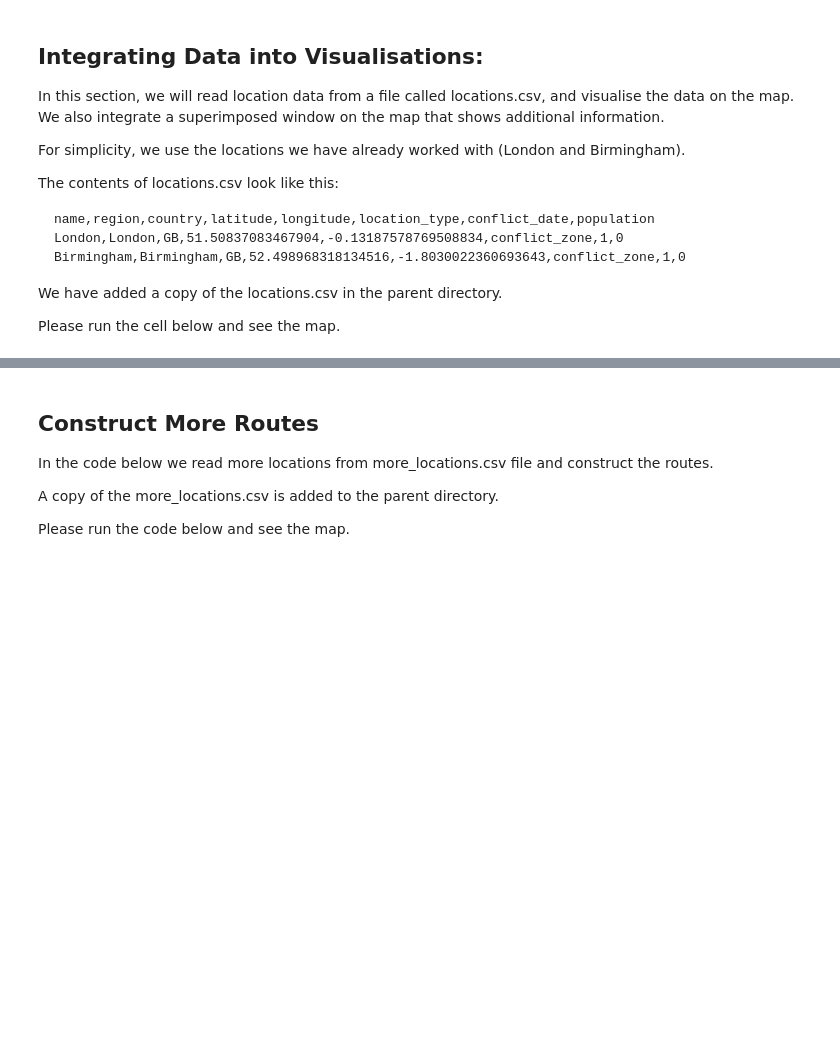
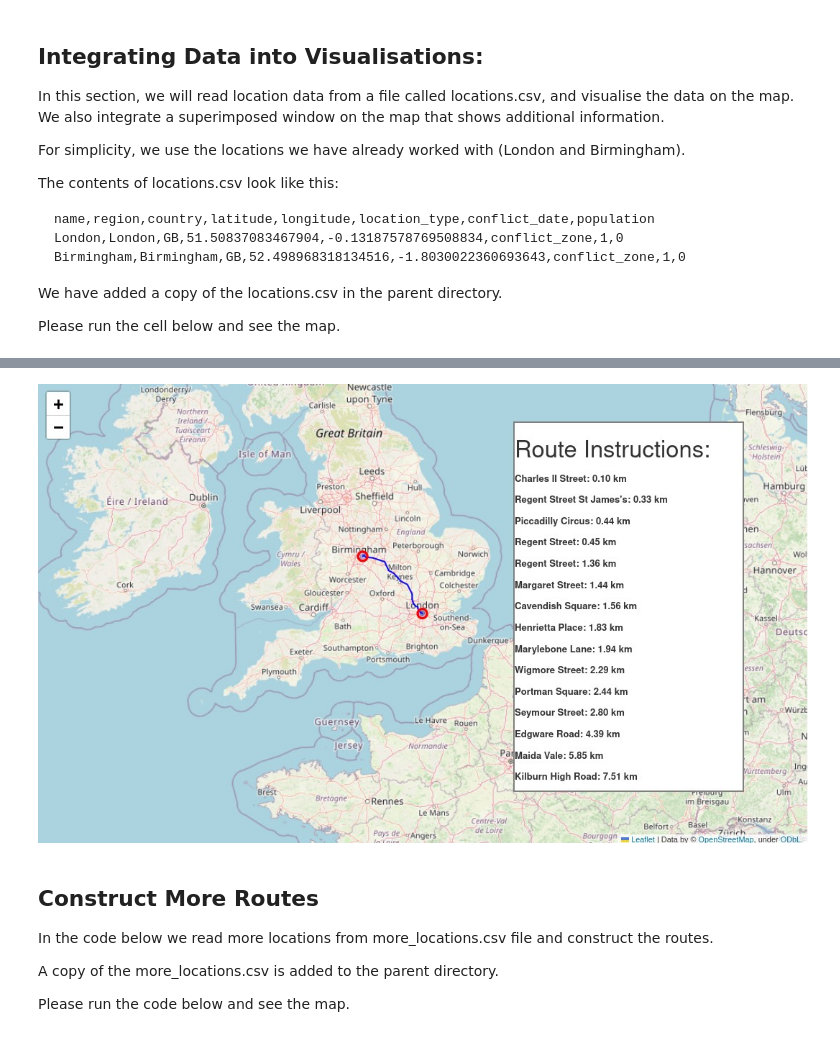
Before and after one commit to mzrghorbani/osrm-tutorial, a Jupyter notebook: osrm-tutorial.ipynb, the cells around one changed output, grey strips where cells are left out. Drawn from its saved outputs; the diff is of its cells as text; code cells hidden in the pictures; blank space fills up the shorter version.

```diff
--- a/osrm-tutorial.ipynb
+++ b/osrm-tutorial.ipynb
@@ -849,3 +1028,8 @@ m
+# %%
+from IPython import display
+display.Image("images/route_with_instructions.jpg")
+# %% [output]
+[figure, added]
 # %% [markdown]
 ## Construct More Routes
 
```
Also changed, not shown: parts of 20 cells of this notebook, 3 other files.
